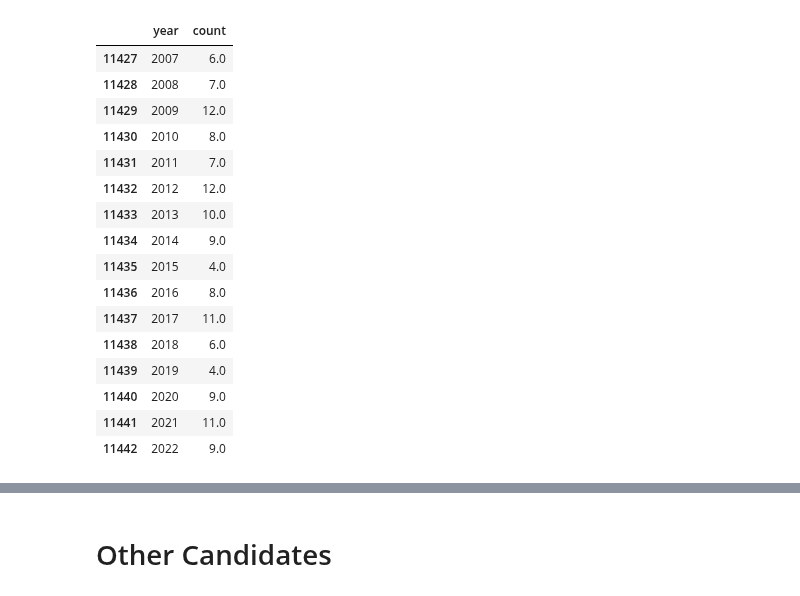
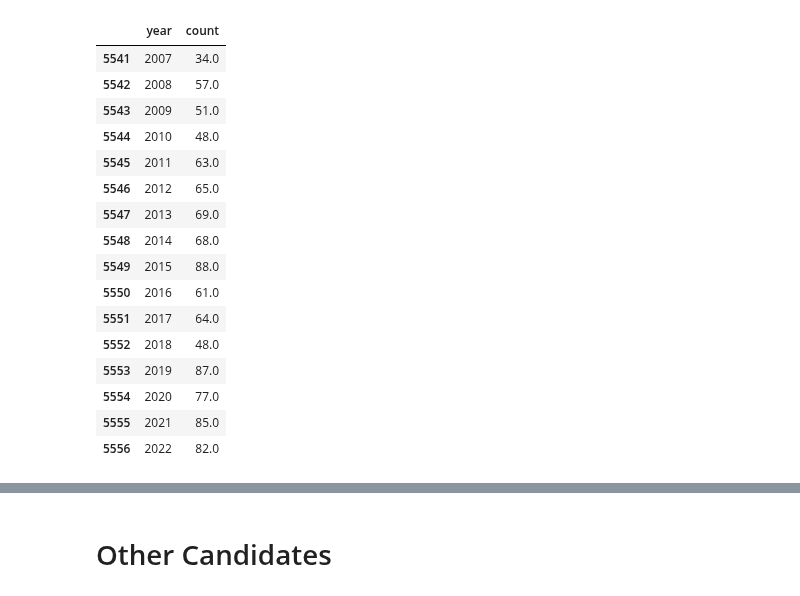
Before and after one commit to diabhaque/Yogen, a Jupyter notebook: notebooks/1_core_preprocessing/smooth_temporal.ipynb, the cells around one changed output, grey strips where cells are left out. Drawn from its saved outputs; the diff is of its cells as text; code cells hidden in the pictures.

```diff
--- a/notebooks/1_core_preprocessing/smooth_temporal.ipynb
+++ b/notebooks/1_core_preprocessing/smooth_temporal.ipynb
@@ -119,26 +119,26 @@ array(['11245', '10464', '15208', '13223', '47212', '4207', '12424',
 # %%
 # area_code = "5214" # Akita-ken Nikaho-shi
-area_code = "38506"
+area_code = "26201"
 area_df = df[df["area_code"] == area_code].sort_values(by="year", ascending=True)
 area_df[["year", "count"]]
 # %% [output]
 |  | year | count |
-| 11427 | 2007 | 6.0 |
-| 11428 | 2008 | 7.0 |
-| 11429 | 2009 | 12.0 |
-| 11430 | 2010 | 8.0 |
-| 11431 | 2011 | 7.0 |
-| 11432 | 2012 | 12.0 |
-| 11433 | 2013 | 10.0 |
-| 11434 | 2014 | 9.0 |
-| 11435 | 2015 | 4.0 |
-| 11436 | 2016 | 8.0 |
-| 11437 | 2017 | 11.0 |
-| 11438 | 2018 | 6.0 |
-| 11439 | 2019 | 4.0 |
-| 11440 | 2020 | 9.0 |
-| 11441 | 2021 | 11.0 |
-| 11442 | 2022 | 9.0 |
+| 5541 | 2007 | 34.0 |
+| 5542 | 2008 | 57.0 |
+| 5543 | 2009 | 51.0 |
+| 5544 | 2010 | 48.0 |
+| 5545 | 2011 | 63.0 |
+| 5546 | 2012 | 65.0 |
+| 5547 | 2013 | 69.0 |
+| 5548 | 2014 | 68.0 |
+| 5549 | 2015 | 88.0 |
+| 5550 | 2016 | 61.0 |
+| 5551 | 2017 | 64.0 |
+| 5552 | 2018 | 48.0 |
+| 5553 | 2019 | 87.0 |
+| 5554 | 2020 | 77.0 |
+| 5555 | 2021 | 85.0 |
+| 5556 | 2022 | 82.0 |
 # %%
 temporal_smoothed_metric_rloess = f"{metric}_smoothed_temporal_rloess"
 temporal_smoothed_metric_ma3 = f"{metric}_smoothed_temporal_ma3"
```
Also changed, not shown: parts of 7 cells of this notebook, 5 other files.
